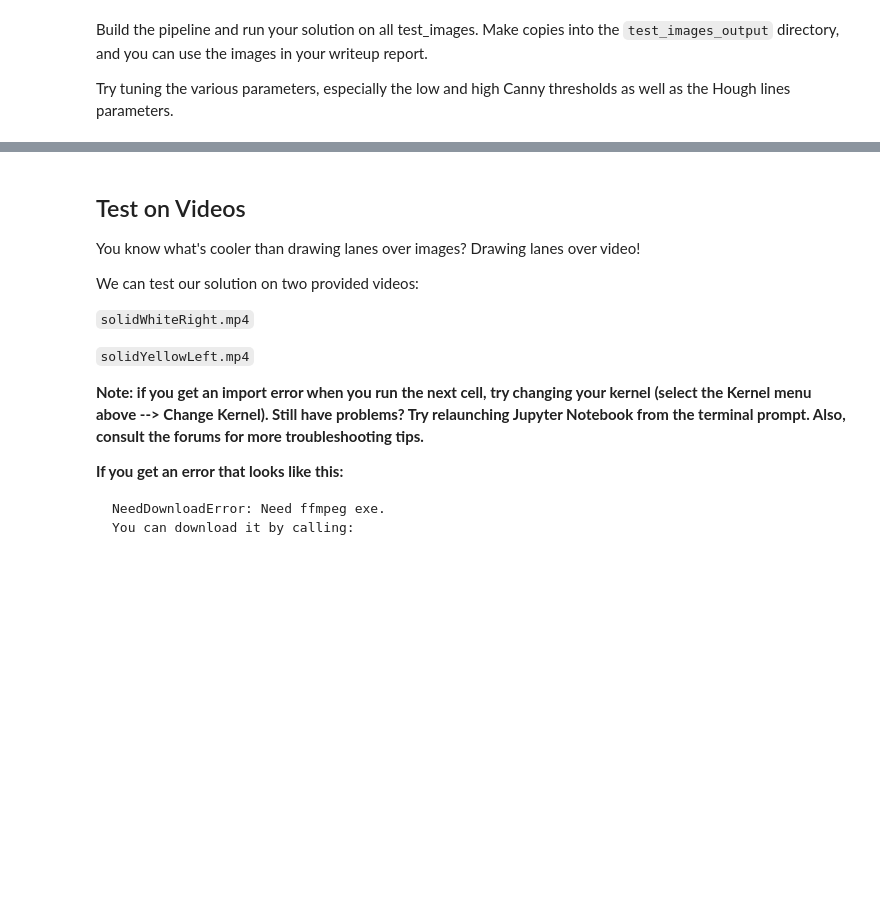
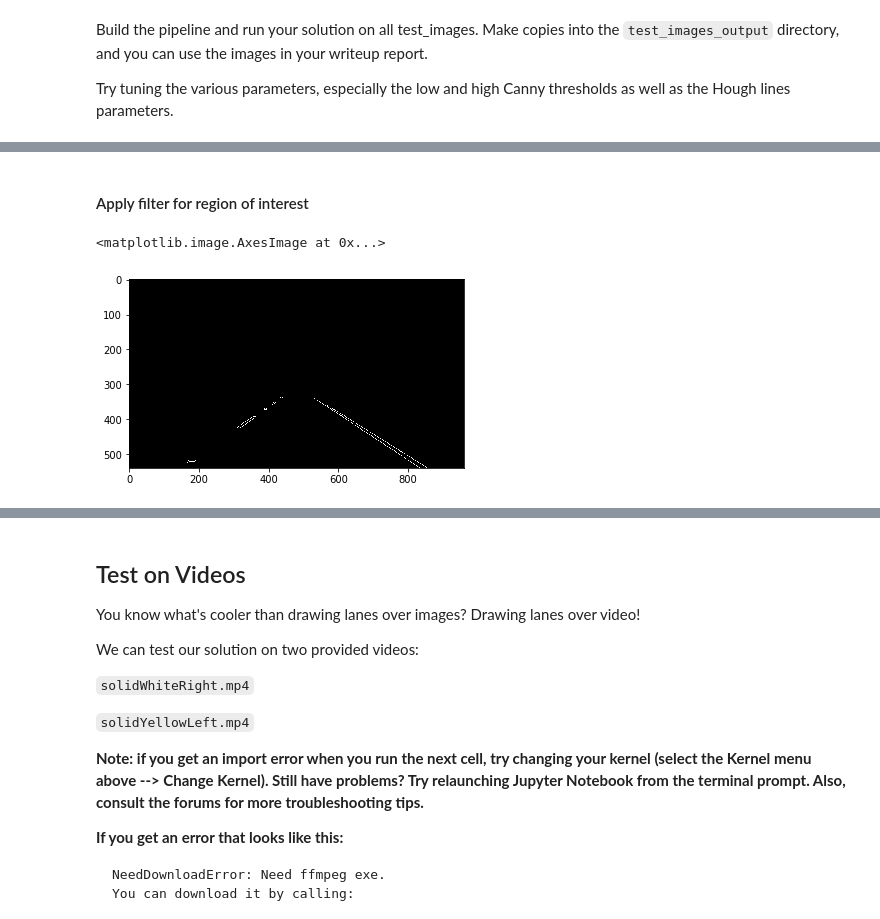
Before and after one commit to glc12125/CarND-LaneLines-P1, a Jupyter notebook: P1.ipynb, the cells around one changed output, grey strips where cells are left out. Cells and saved outputs as stored; diff of their text form; code cells hidden in the pictures; blank space fills up the shorter version.

```diff
--- a/P1.ipynb
+++ b/P1.ipynb
@@ -455,0 +507,24 @@ Try tuning the various parameters, especially the low and high Canny thresholds
+# %% [markdown]
+#### Apply filter for region of interest
+# %%
+# four sided polygon to mask
+imshape = test_image.shape
+width = imshape[1]
+height = imshape[0]
+# Region-of-interest vertices
+# We want a trapezoid polygon, with bottom edge at the bottom of the image
+trap_bottom_width = 0.85  # width of bottom edge of polygon, expressed as percentage of image width
+trap_top_width = 0.08  # width of top edge of the polygon, expressed as percentage of image width
+trap_height = 0.38  # height of the polygon, expressed as percentage of image height
+
+vertices = np.array([[\
+    ((width * (1 - trap_bottom_width)) // 2, height),\
+    ((width * (1 - trap_top_width)) // 2, height - height * trap_height),\
+    (width - (width * (1 - trap_top_width)) // 2, height - height * trap_height),\
+    (width - (width * (1 - trap_bottom_width)) // 2, height)]]\
+    , dtype=np.int32)
+masked_img = region_of_interest(test_edges, vertices)
+plt.imshow(masked_img, cmap='gray')
+# %% [output]
+<matplotlib.image.AxesImage at 0x...>
+[figure, added]
```
Also changed, not shown: parts of 34 cells of this notebook.
